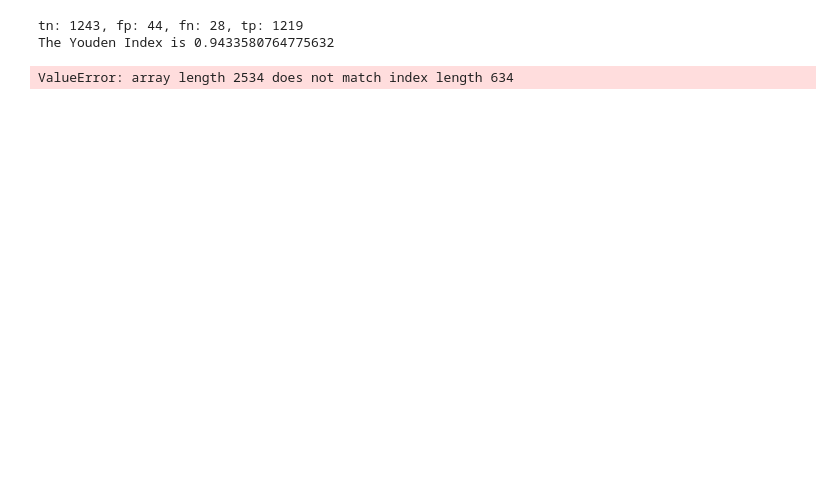
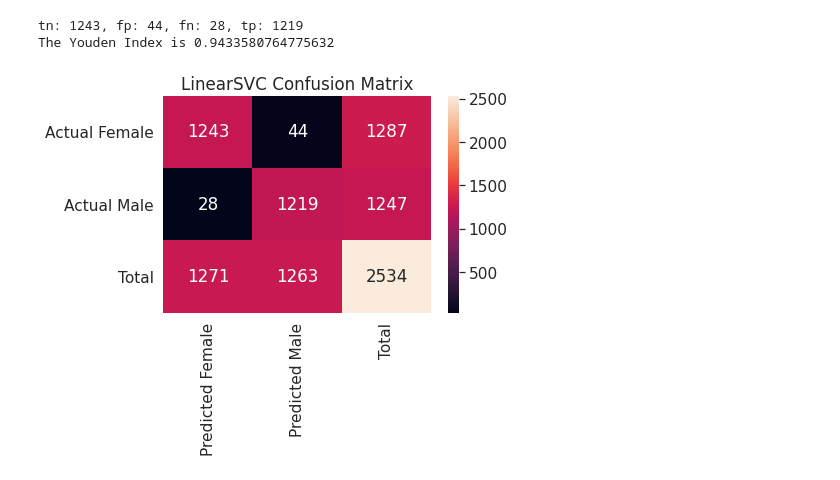
Before and after one commit to DataScienceGroup2/DataScienceExamPaper2020, a Jupyter notebook: LinearSVC.ipynb, the cells around one changed output. Saved outputs shown, nothing was run; the diff lists cells and outputs as text; code cells hidden in the pictures; blank space fills up the shorter version.

Commit message:
add confusion matrix to linear svc

```diff
--- a/LinearSVC.ipynb
+++ b/LinearSVC.ipynb
@@ -87,21 +86,18 @@ print("The Youden Index is {}".format(youden))
 # %% [output]
 tn: 1243, fp: 44, fn: 28, tp: 1219
 The Youden Index is 0.9433580764775632
-# %%
-# Import matplotlib
-import matplotlib.pyplot as plt
-# Set dataset for confusion matrix using the test and prediction data
-confusion_data = {'Actual': y_test, 'Predicted': y_train_pred}
-
-# Define the Pandas dataframe
-df = pd.DataFrame(confusion_data, columns=['Actual', 'Predicted'])
-confusion_matrix = pd.crosstab(df['Actual'], df['Predicted'], rownames=['Actual (1=Male, 0=Female)'], colnames=['Predicted (1=Male, 0=Female)'], margins = True)
-plt.title('LinearSVC Confusion Matrix', loc='center')
-
-# Import Seaborn for visualisation
-import seaborn as sn
-
-sn.heatmap(confusion_matrix, annot=True)
-plt.show
-# %% [output]
-ValueError: array length 2534 does not match index length 634
+# %%
+# Set dataset for confusion matrix using the test and prediction data
+confusion_data = [[tn, fp, tn+fp], [fn, tp, fn+tp], [tn+fn, fp+tp, tn+fp+fn+tp]]
+
+pd.options.display.float_format = '{:.4f}'.format
+
+# Define the Pandas dataframe
+df = pd.DataFrame(confusion_data, ['Actual Female', 'Actual Male', 'Total'], ['Predicted Female', 'Predicted Male', 'Total'])
+sn.set(font_scale=1.4)
+sn.heatmap(df, annot=True, fmt='g')
+
+plt.title('LinearSVC Confusion Matrix', loc='center')
+plt.show()
+# %% [output]
+[figure, added]
```
Also changed, not shown: parts of 2 cells of this notebook.
